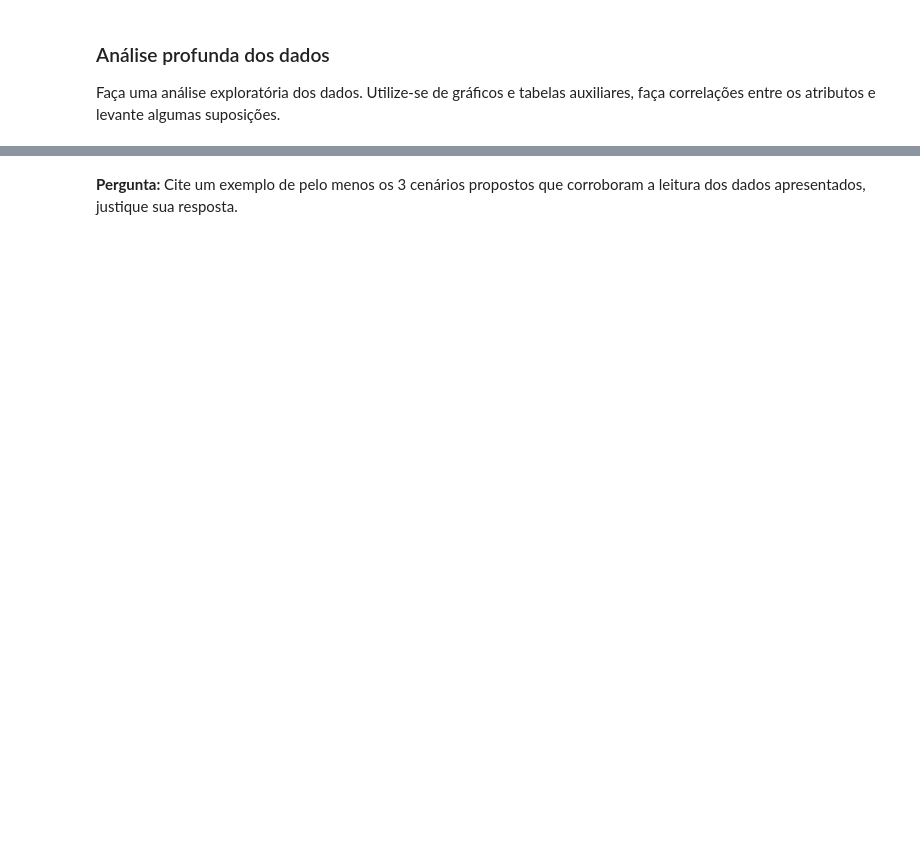
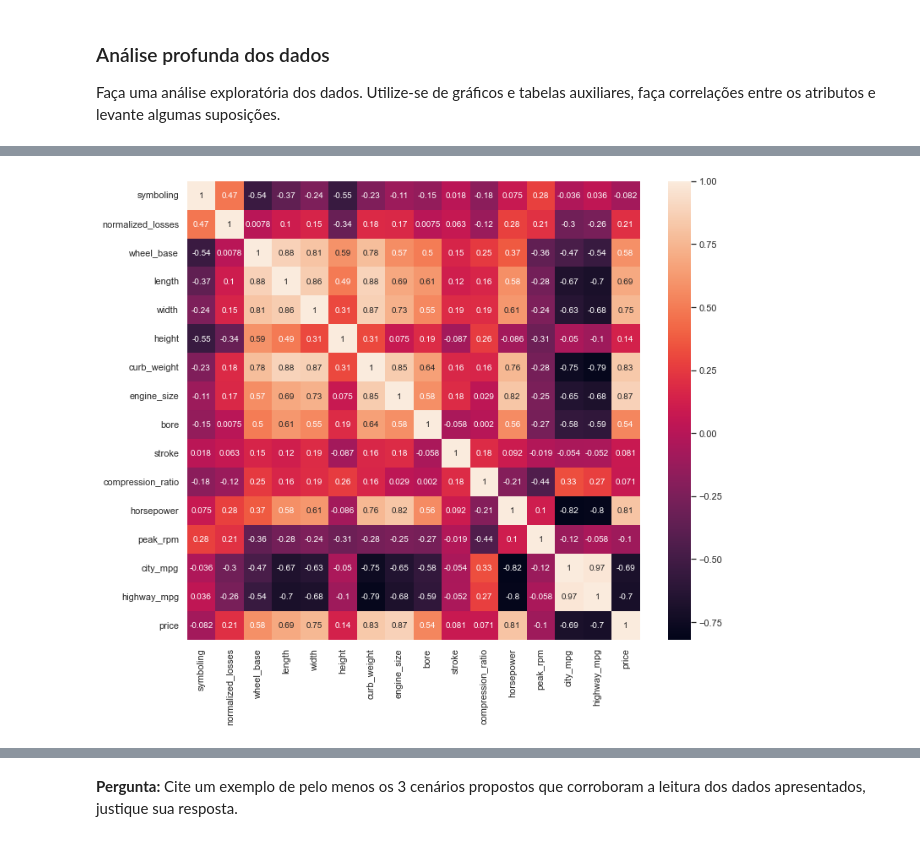
Before and after one commit to freddymtd/jupyter.python.aprendizado-de-maquina-Automobiles, a Jupyter notebook: base-proj.ipynb, the cells around one changed output, grey strips where cells are left out. Cells and saved outputs as stored; diff of their text form; code cells hidden in the pictures; blank space fills up the shorter version.

```diff
--- a/base-proj.ipynb
+++ b/base-proj.ipynb
@@ -56,3 +58,5 @@ import numpy as np
 %matplotlib inline
 # %%
 #Seu Código aqui...
+car_df = pd.read_csv('dataset/Automobile.csv')
+car_df.head(15)
@@ -74,0 +208,8 @@ Faça uma análise exploratória dos dados. Utilize-se de gráficos e tabelas au
+# %%
+corr_df = car_df.corr(method='pearson')
+
+plt.figure(figsize=(12,10))
+sns.heatmap(corr_df, annot=True)
+plt.show()
+# %% [output]
+[figure, added]
```
Also changed, not shown: parts of 48 cells of this notebook, 1 other file.
